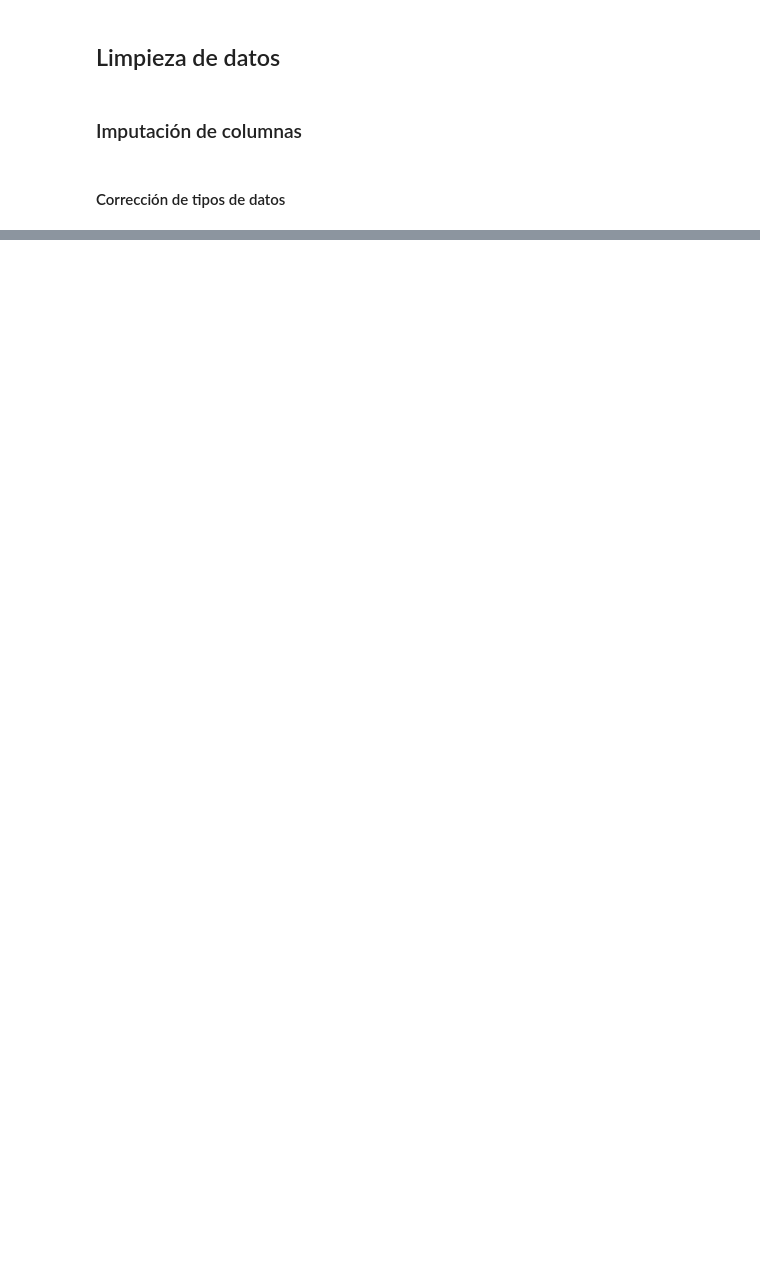
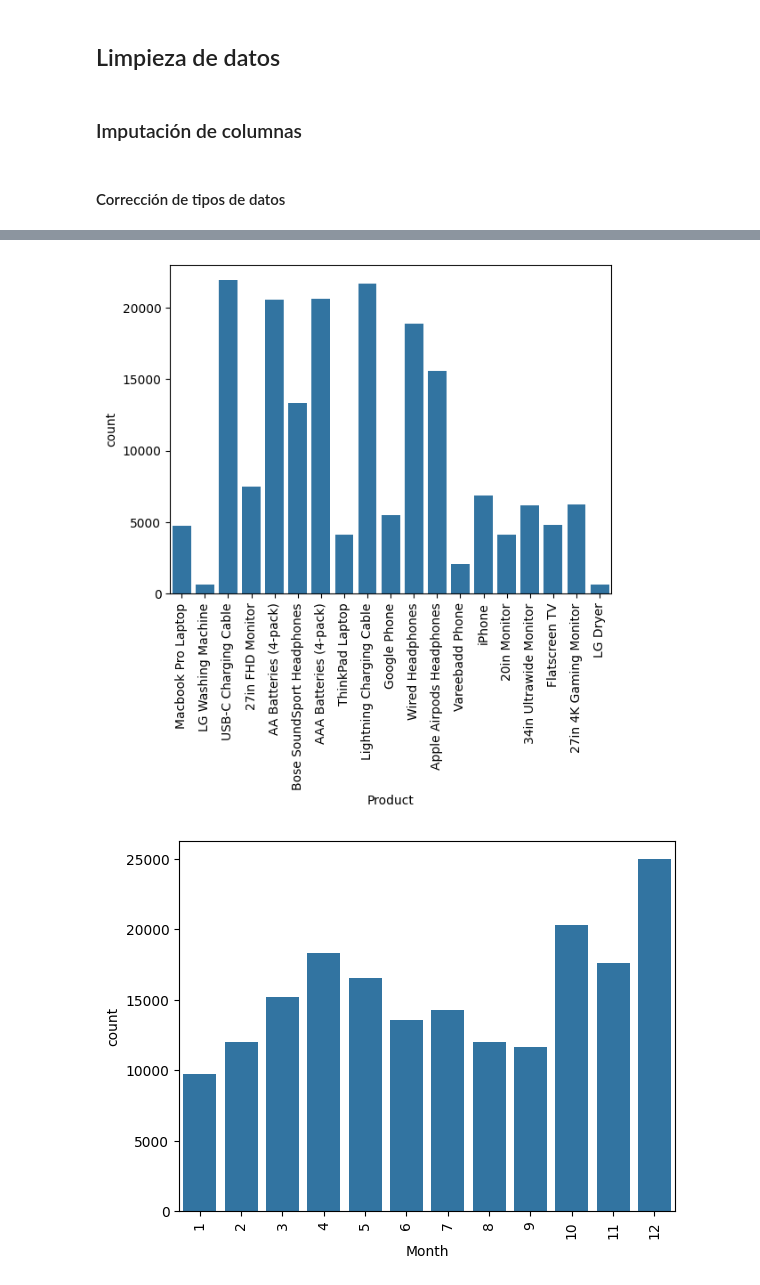
Before and after one commit to diegoGam1/Analisis_exploratorio_ventas, a Jupyter notebook: src/Analisis.ipynb, the cells around one changed output, grey strips where cells are left out. Cells and saved outputs as stored; diff of their text form; code cells hidden in the pictures; blank space fills up the shorter version.

```diff
--- a/src/Analisis.ipynb
+++ b/src/Analisis.ipynb
@@ -113,3 +139,24 @@ memory usage: 14.2+ MB
 df['State'] = df["Purchase Address"].apply(lambda x: re.search(r"[^,]+(?=\s+\d*$)", x).group(0) if re.search(r"[^,]+(?=\s+\d*$)", x) else None)
 
 # en el apply se itera la columna con un lambda que retorna la expresion regular si hay coincidencias, si no, returna none
+# %%
+def asignar_estacion(fecha):
+    """
+    Esta funcion recibe como parámetro una fecha del df, asigna la fecha y el día a dos variables y luego,
+    mediante validaciones, verifica en qué rango de fechas está para determinar la estacion del año de estados unidos
+    """
+    mes = fecha.month
+    dia = fecha.day
+
+    if(mes == 3 and dia >= 20) or (mes in [4, 5]) or (mes == 6 and dia < 21): #Primavera: Del 20 de marzo al 21 de junio
+        return "Spring"
+    elif(mes == 6 and dia >= 21) or (mes in [7, 8]) or (mes == 9 and dia < 22): #Verano: Del 21 de junio al 22 de septiembre
+        return "Summer"
+    elif(mes == 9 and dia >= 22) or (mes in [10, 11]) or (mes == 12 and dia < 21): # Otoño: Del 22 de septiembre al 21 de dicembre
+        return "Fall"
+    else:                                                                             #Invierno: Del 21 de diciembre al 20 de marzo
+        return "Winter"
+
+df["Season"] = df["Order Date"].apply(lambda x: asignar_estacion(x)) #acá se aplica la funcion creada, mediante el método apply y una funcion lambda para iterar por cada elemento de la columna fecha
+# %%
+df["Day"] = df["Order Date"].dt.dayofweek
@@ -124,0 +179,14 @@ df.head()
+# %%
+lista_categoricos = ["Product", "Month", "City", "State", "Season", "Day"]
+
+for column in lista_categoricos:
+
+    sns.countplot(
+    data= df,
+    x = column
+    )
+    plt.xticks(rotation=90)
+    plt.show()
+# %% [output]
+[figure, added]
+[figure, added]
```
Also changed, not shown: parts of 16 cells of this notebook, 2 other files.
